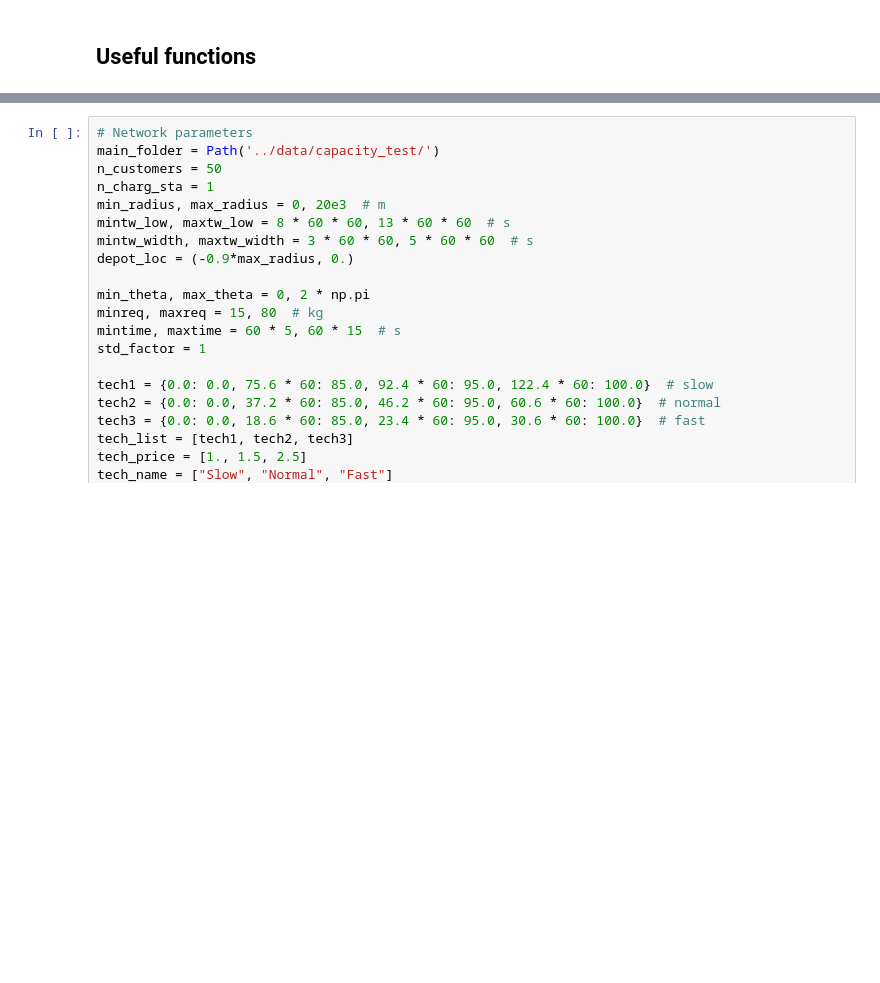
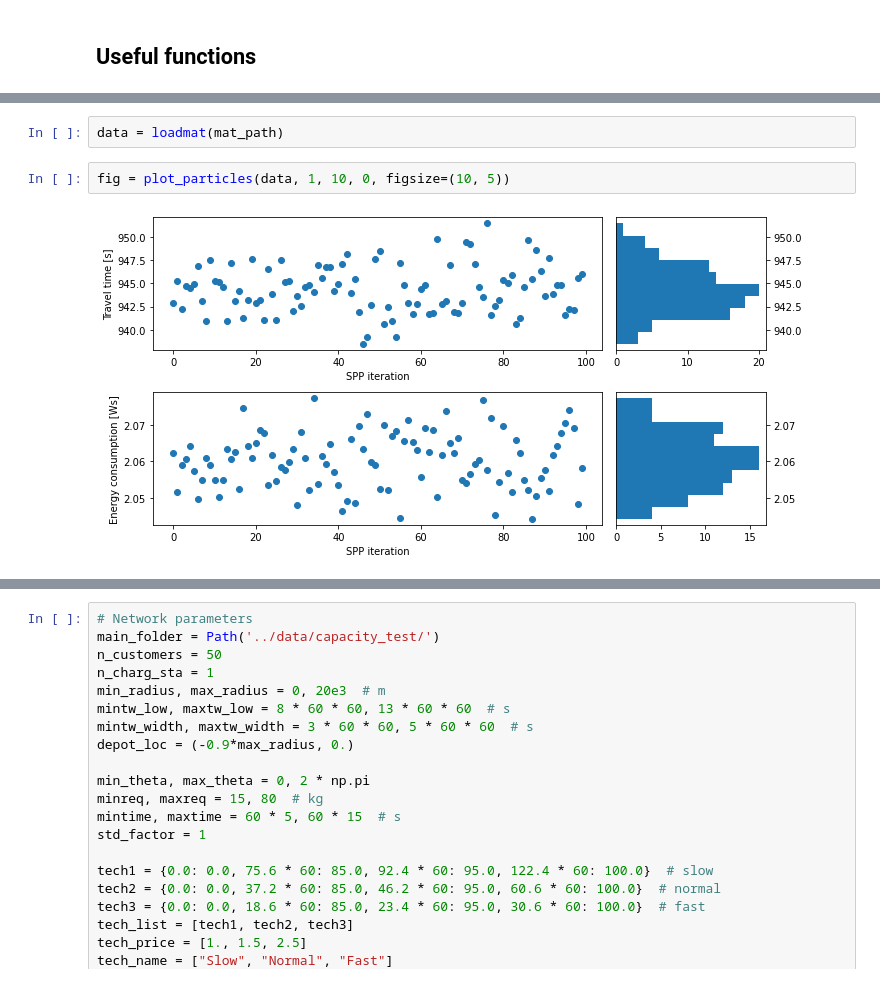
Before and after one commit to jpfutalef/DynamicStochasticElectricVRP, a Jupyter notebook: notebooks/instanceCreatorUtility.ipynb, the cells around one changed output, grey strips where cells are left out. Drawn from its saved outputs; the diff is of its cells as text; blank space fills up the shorter version.

```diff
--- a/notebooks/instanceCreatorUtility.ipynb
+++ b/notebooks/instanceCreatorUtility.ipynb
@@ -188,0 +238,6 @@ def plot_recharging_functions(tech_list, style_list, fig_width=10, fig_height=12
+# %%
+data = loadmat(mat_path)
+# %%
+fig = plot_particles(data, 1, 10, 0, figsize=(10, 5))
+# %% [output]
+[figure, added]
```
Also changed, not shown: parts of 8 cells of this notebook.
